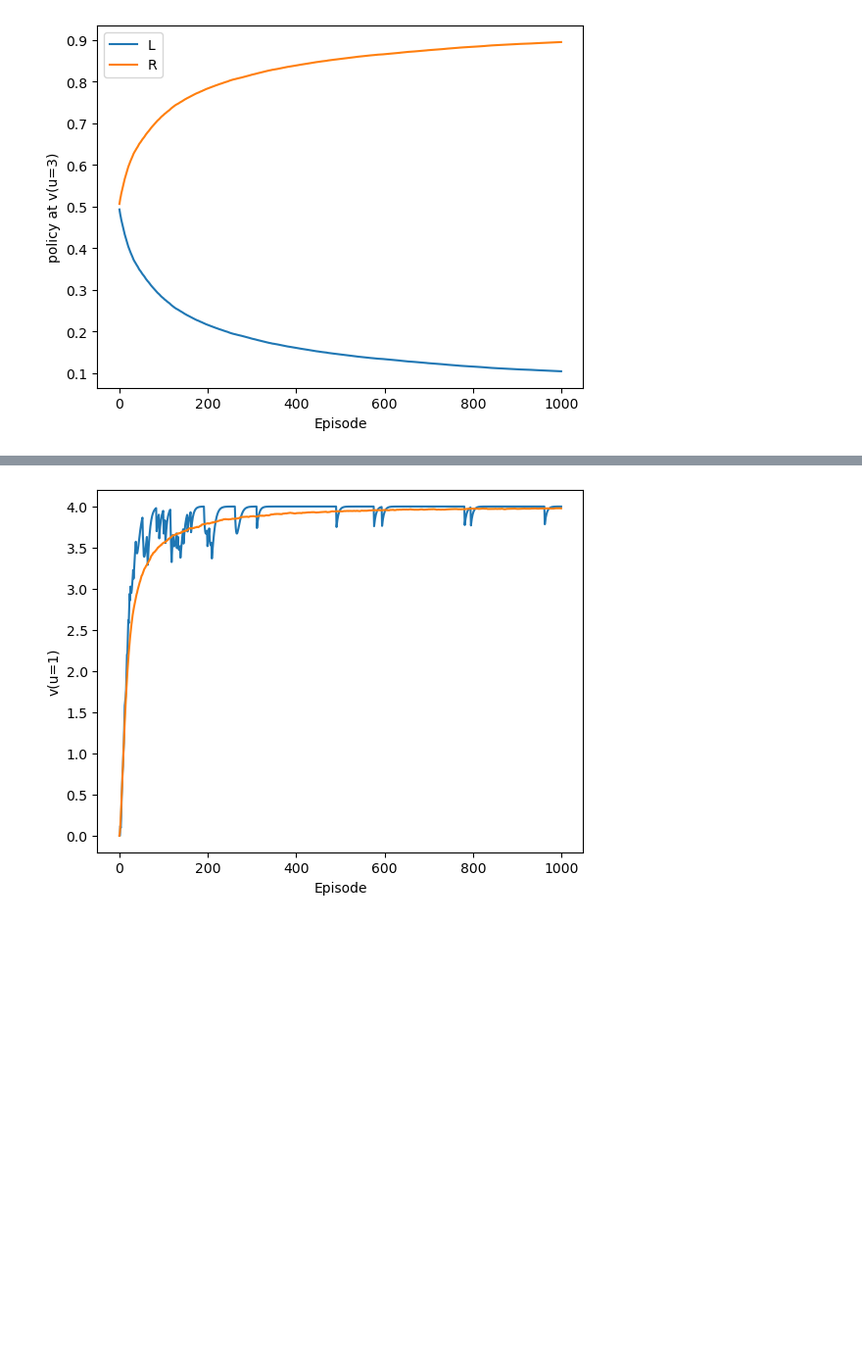
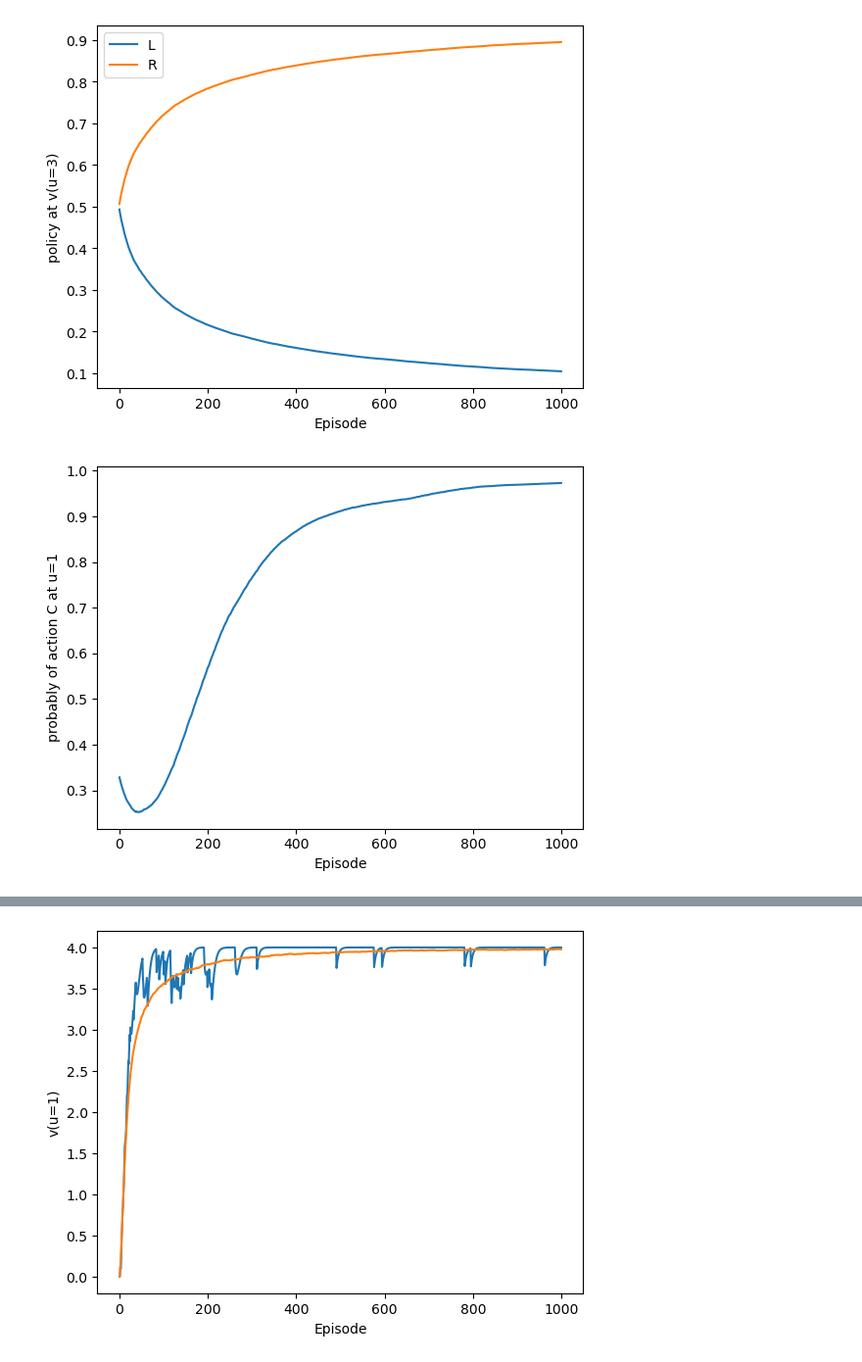
Before and after one commit to lolotta/Neural_Modeling, a Jupyter notebook: HW_2_RL_Lotta_piefke.ipynb, the cells around one changed output, grey strips where cells are left out. Shown: that part at 98% size. Cells and saved outputs as stored; diff of their text form; code cells hidden in the pictures; blank space fills up the shorter version.

```diff
--- a/HW_2_RL_Lotta_piefke.ipynb
+++ b/HW_2_RL_Lotta_piefke.ipynb
@@ -299,2 +303,14 @@ for epoch in range(epochs):
+# %%
+prob_C = np.mean(policy_over_epochs_test[:,:,:,2], axis=1)
+for p in range(parameters.shape[0])[:11]:
+    label = np.round(parameters[p],4)
+    plt.plot(range(episodes), prob_C[p,:], label=label)
+
+plt.xlabel("Episode")
+plt.ylabel("probably of action C at u=1")
+# plt.legend()
+plt.show()
+# %% [output]
+[figure, added]
 # %%
 means_per_epoch_test = np.mean(v_over_epochs_test[:,:,:], axis=0)
```
Also changed, not shown: parts of 3 cells of this notebook.
